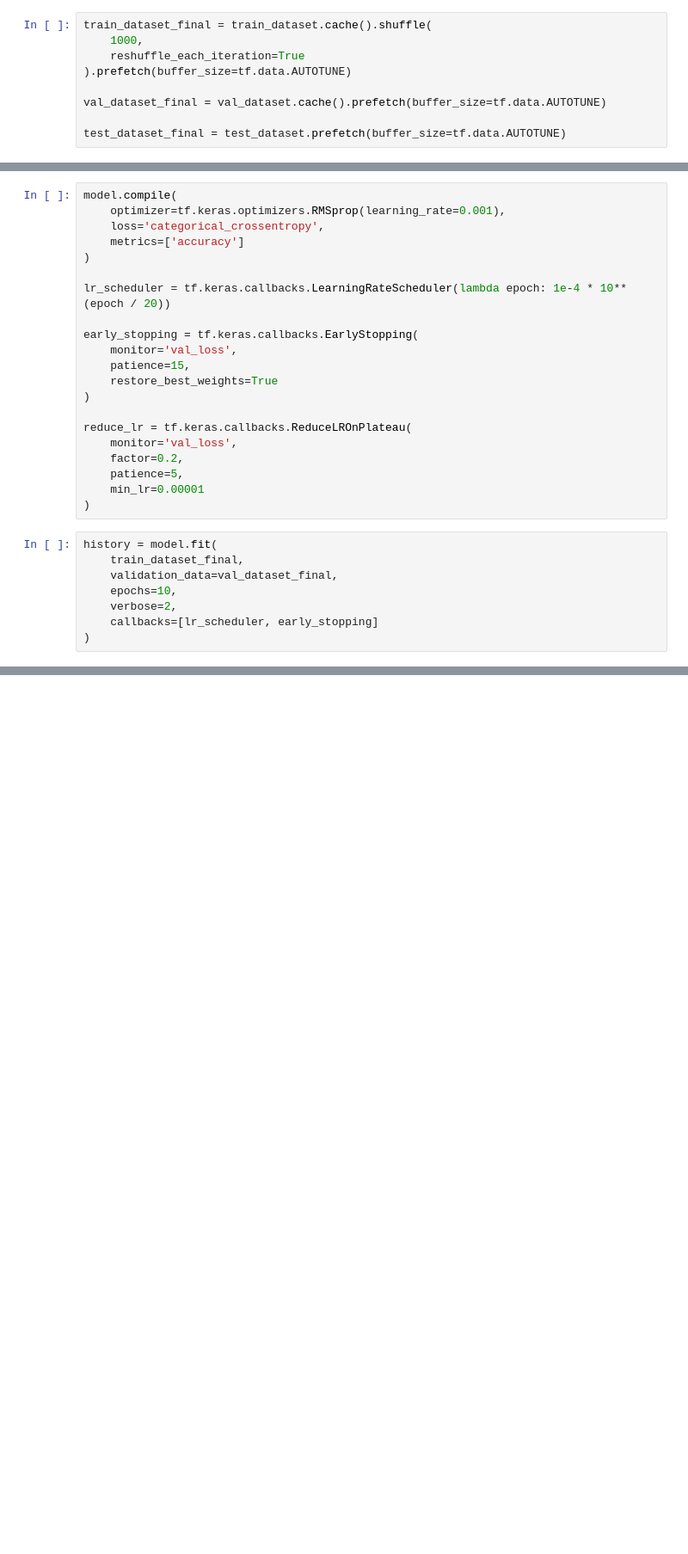
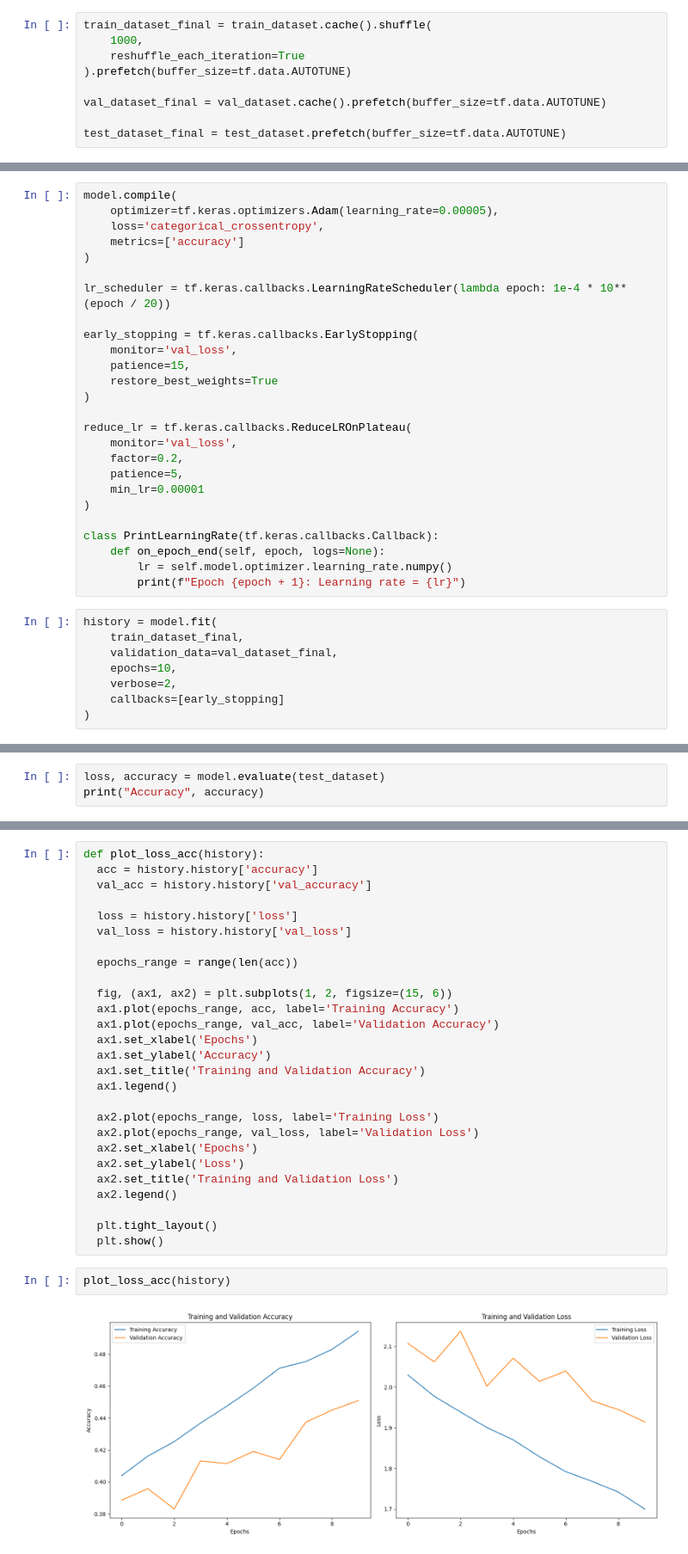
Before and after one commit to uchihamadara37/ML-capstone-bangkit, a Jupyter notebook: andre2.ipynb, the cells around one changed output, grey strips where cells are left out. Shown: that part at 86% size. Saved outputs shown, nothing was run; the diff lists cells and outputs as text; blank space fills up the shorter version.

```diff
--- a/andre2.ipynb
+++ b/andre2.ipynb
@@ -194,7 +194,7 @@ Model: "sequential_1"
  Non-trainable params: 0 (0.00 B)
 # %%
 model.compile(
-    optimizer=tf.keras.optimizers.RMSprop(learning_rate=0.001),
+    optimizer=tf.keras.optimizers.Adam(learning_rate=0.00005),
     loss='categorical_crossentropy',
     metrics=['accuracy']
 )
@@ -213,13 +213,18 @@ reduce_lr = tf.keras.callbacks.ReduceLROnPlateau(
     patience=5,
     min_lr=0.00001
 )
+
+class PrintLearningRate(tf.keras.callbacks.Callback):
+    def on_epoch_end(self, epoch, logs=None):
+        lr = self.model.optimizer.learning_rate.numpy()
+        print(f"Epoch {epoch + 1}: Learning rate = {lr}")
 # %%
 history = model.fit(
     train_dataset_final,
     validation_data=val_dataset_final,
     epochs=10,
     verbose=2,
-    callbacks=[lr_scheduler, early_stopping]
+    callbacks=[early_stopping]
 )
 # %% [output]
 Epoch 1/10
@@ -242,0 +250,3 @@ KeyboardInterrupt:
+# %%
+loss, accuracy = model.evaluate(test_dataset)
+print("Accuracy", accuracy)
@@ -242,0 +258,31 @@ KeyboardInterrupt:
+# %%
+def plot_loss_acc(history):
+  acc = history.history['accuracy']
+  val_acc = history.history['val_accuracy']
+
+  loss = history.history['loss']
+  val_loss = history.history['val_loss']
+
+  epochs_range = range(len(acc))
+
+  fig, (ax1, ax2) = plt.subplots(1, 2, figsize=(15, 6))
+  ax1.plot(epochs_range, acc, label='Training Accuracy')
+  ax1.plot(epochs_range, val_acc, label='Validation Accuracy')
+  ax1.set_xlabel('Epochs')
+  ax1.set_ylabel('Accuracy')
+  ax1.set_title('Training and Validation Accuracy')
+  ax1.legend()
+
+  ax2.plot(epochs_range, loss, label='Training Loss')
+  ax2.plot(epochs_range, val_loss, label='Validation Loss')
+  ax2.set_xlabel('Epochs')
+  ax2.set_ylabel('Loss')
+  ax2.set_title('Training and Validation Loss')
+  ax2.legend()
+
+  plt.tight_layout()
+  plt.show()
+# %%
+plot_loss_acc(history)
+# %% [output]
+[figure, added]
```
Also changed, not shown: parts of 6 cells of this notebook.
